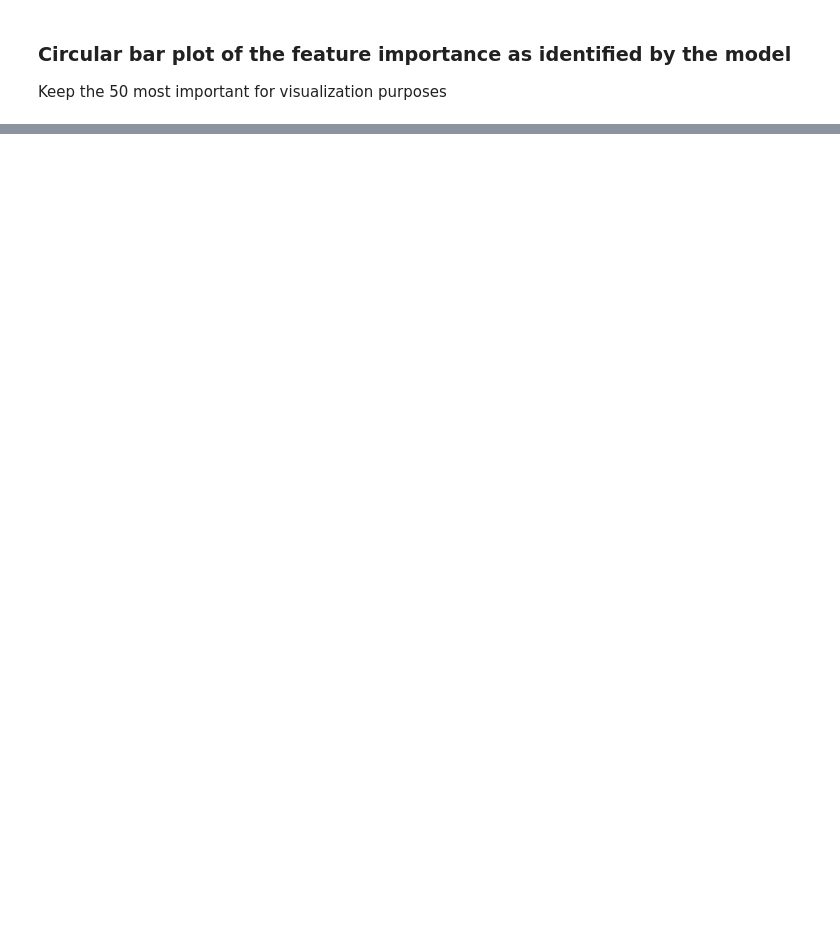
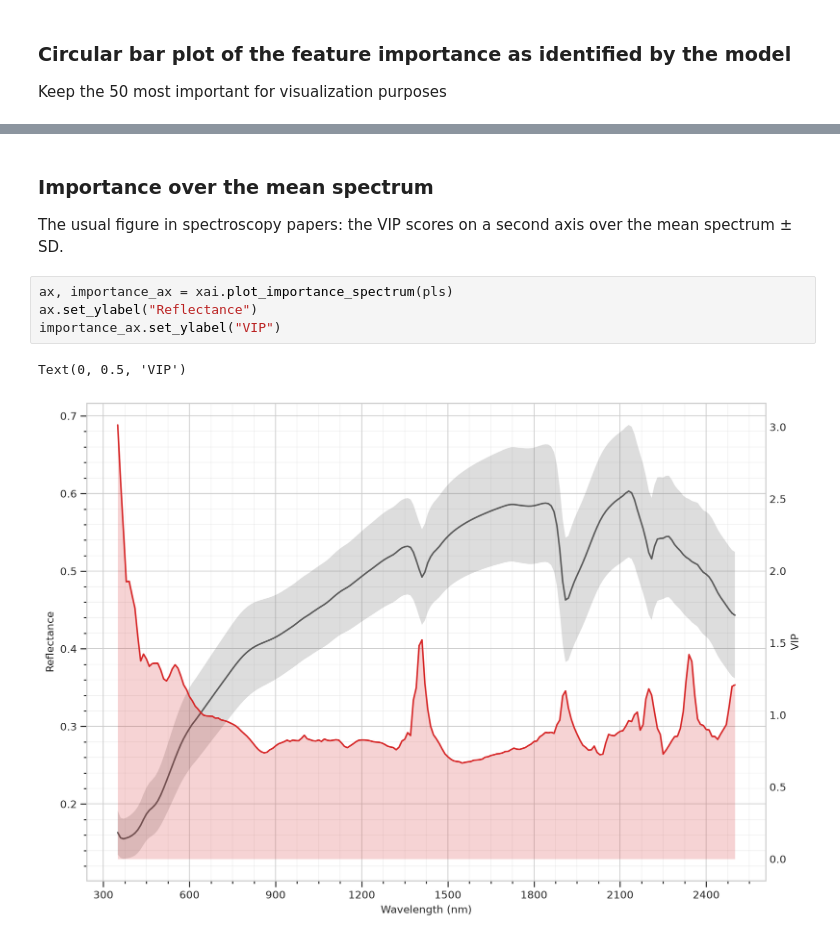
Before and after one commit to i-bec-org/spectra-xai, a Jupyter notebook: examples/modelInterpretability.ipynb, the cells around one changed output, grey strips where cells are left out. Drawn from its saved outputs; the diff is of its cells as text; blank space fills up the shorter version.

```diff
--- a/examples/modelInterpretability.ipynb
+++ b/examples/modelInterpretability.ipynb
@@ -114,0 +117,11 @@ ax = xai.bar_plot_permutation_importance(results.iloc[0]["model"])
+# %% [markdown]
+### Importance over the mean spectrum
+
+The usual figure in spectroscopy papers: the VIP scores on a second axis over the mean spectrum ± SD.
+# %%
+ax, importance_ax = xai.plot_importance_spectrum(pls)
+ax.set_ylabel("Reflectance")
+importance_ax.set_ylabel("VIP")
+# %% [output]
+Text(0, 0.5, 'VIP')
+[figure, added]
```
Also changed, not shown: parts of 15 cells of this notebook, 45 other files.
